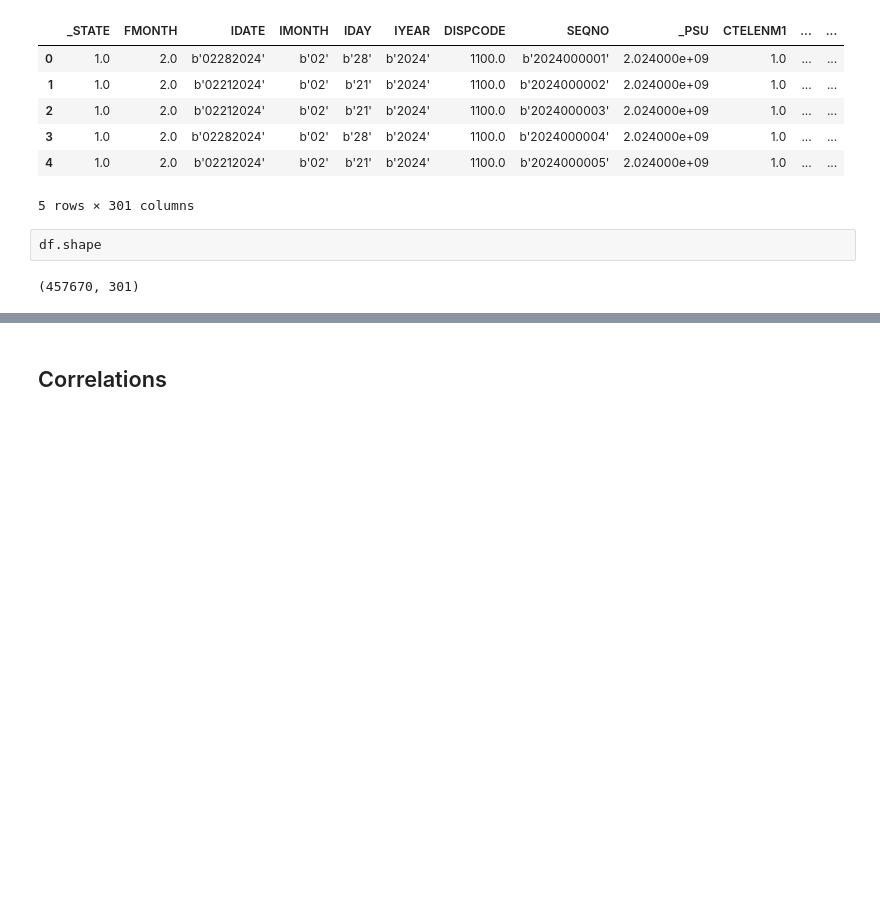
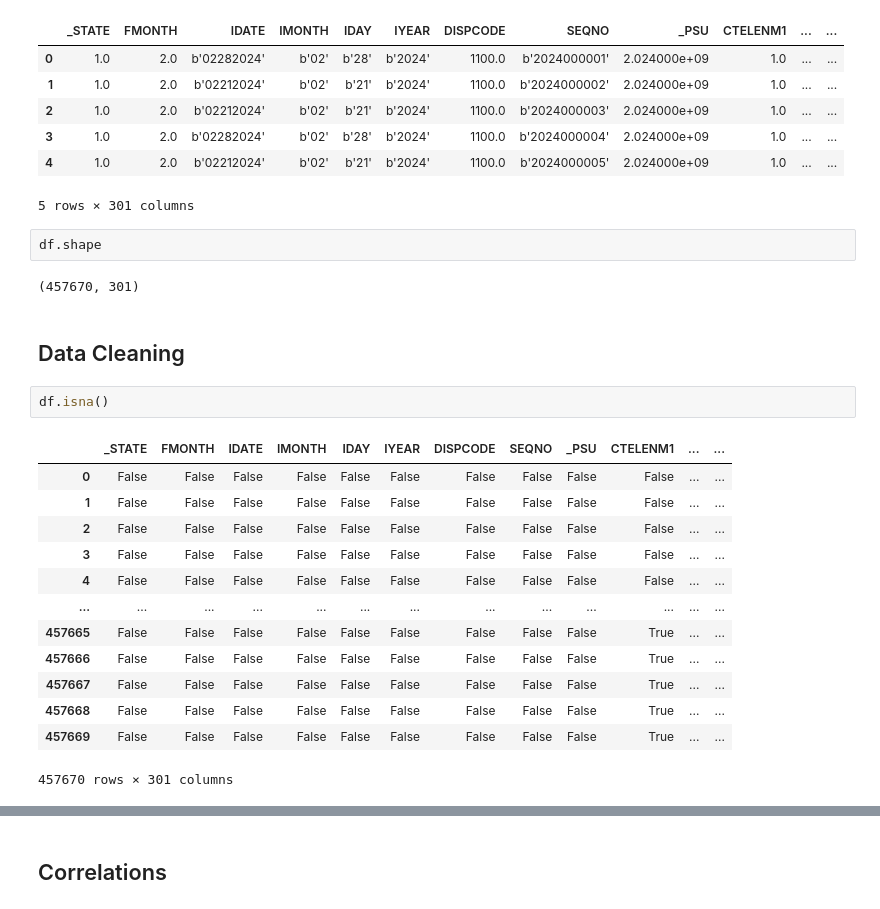
Before and after one commit to TimothyHHMai/diabetes-analysis, a Jupyter notebook: notebooks/data_acquisition.ipynb, the cells around one changed output, grey strips where cells are left out. Saved outputs shown, nothing was run; the diff lists cells and outputs as text; blank space fills up the shorter version.

```diff
--- a/notebooks/data_acquisition.ipynb
+++ b/notebooks/data_acquisition.ipynb
@@ -22,3 +22,21 @@ df.head(5)
 df.shape
 # %% [output]
 (457670, 301)
+# %% [markdown]
+## Data Cleaning
+# %%
+df.isna()
+# %% [output]
+|  | _STATE | FMONTH | IDATE | IMONTH | IDAY | IYEAR | DISPCODE | SEQNO | _PSU | CTELENM1 | ... | ... |
+| 0 | False | False | False | False | False | False | False | False | False | False | ... | ... |
+| 1 | False | False | False | False | False | False | False | False | False | False | ... | ... |
+| 2 | False | False | False | False | False | False | False | False | False | False | ... | ... |
+| 3 | False | False | False | False | False | False | False | False | False | False | ... | ... |
+| 4 | False | False | False | False | False | False | False | False | False | False | ... | ... |
+| ... | ... | ... | ... | ... | ... | ... | ... | ... | ... | ... | ... | ... |
+| 457665 | False | False | False | False | False | False | False | False | False | True | ... | ... |
+| 457666 | False | False | False | False | False | False | False | False | False | True | ... | ... |
+| 457667 | False | False | False | False | False | False | False | False | False | True | ... | ... |
+| 457668 | False | False | False | False | False | False | False | False | False | True | ... | ... |
+| 457669 | False | False | False | False | False | False | False | False | False | True | ... | ... |
+457670 rows × 301 columns
```
Also changed, not shown: parts of 6 cells of this notebook.
